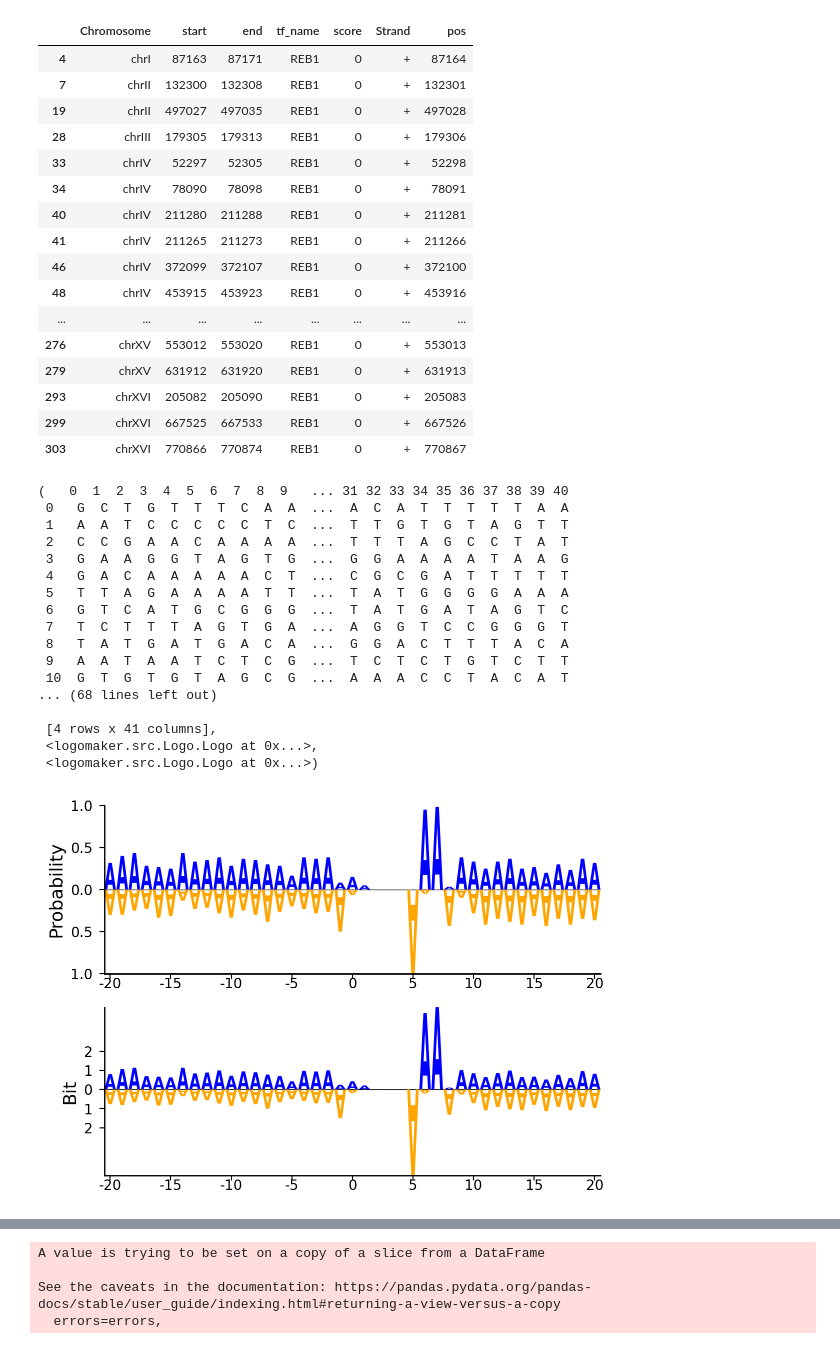
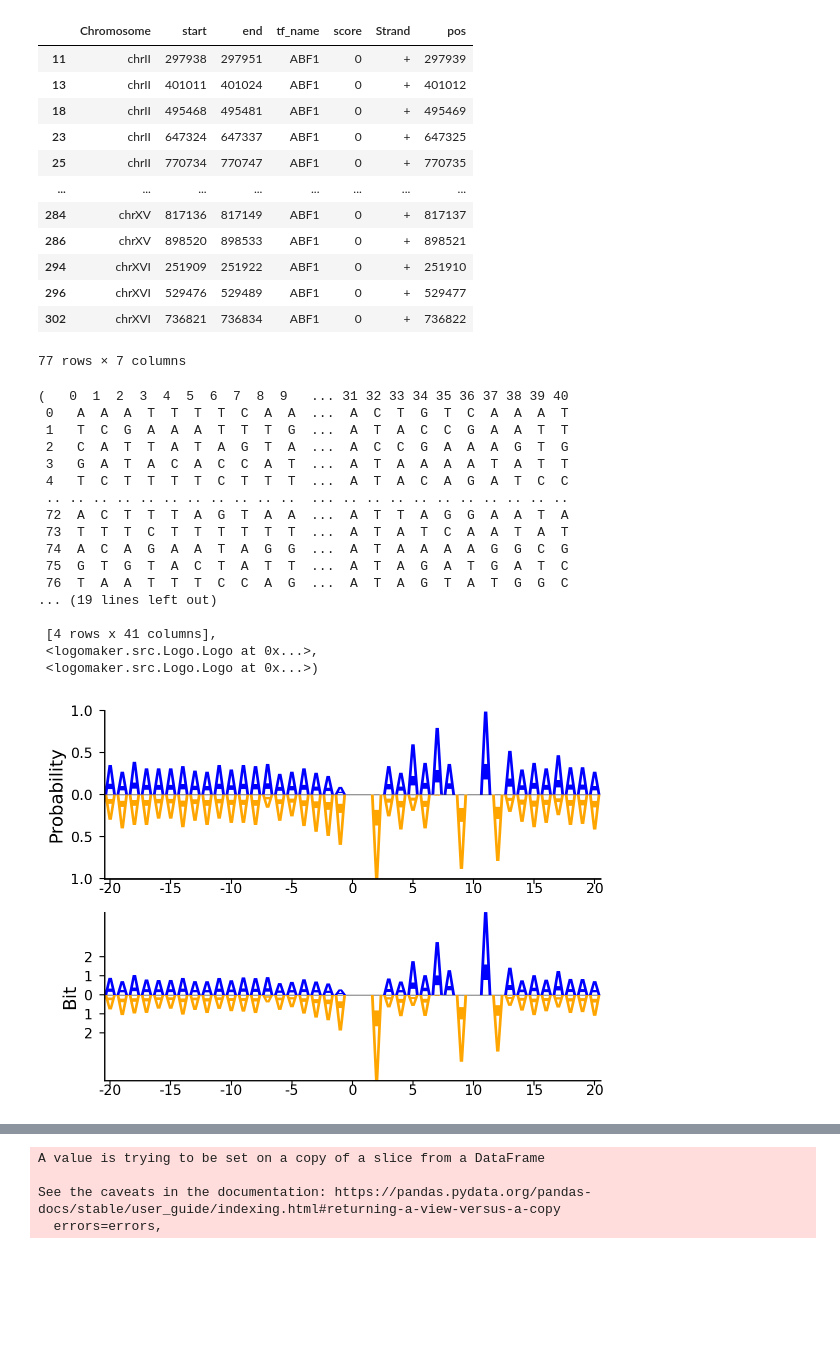
Before and after one commit to nhatduongnn/RoboNhat, a Jupyter notebook: analysis/test.ipynb, the cells around one changed output, grey strips where cells are left out. Cells and saved outputs as stored; diff of their text form; code cells hidden in the pictures; blank space fills up the shorter version.

```diff
--- a/analysis/test.ipynb
+++ b/analysis/test.ipynb
@@ -18,30 +18,26 @@ tfs = tfs.rename(columns = {0: 'Chromosome', 1: 'start', 2: 'end', 3: 'tf_name',
 tfs['pos'] = tfs['start'] + 1
 # %%
 tfs_positive = tfs.loc[tfs['Strand'] == '+']
-tfs_positive_abf1 = tfs_positive.loc[tfs_positive['tf_name'] == 'REB1']
+tfs_positive_abf1 = tfs_positive.loc[tfs_positive['tf_name'] == 'ABF1']
 tfs_negative = tfs.loc[tfs['Strand'] == '-']
-tfs_negative_abf1 = tfs_negative.loc[tfs_negative['tf_name'] == 'REB1']
+tfs_negative_abf1 = tfs_negative.loc[tfs_negative['tf_name'] == 'ABF1']
 
 
 tfs_positive_abf1
 # %% [output]
 |  | Chromosome | start | end | tf_name | score | Strand | pos |
-| 4 | chrI | 87163 | 87171 | REB1 | 0 | + | 87164 |
-| 7 | chrII | 132300 | 132308 | REB1 | 0 | + | 132301 |
-| 19 | chrII | 497027 | 497035 | REB1 | 0 | + | 497028 |
-| 28 | chrIII | 179305 | 179313 | REB1 | 0 | + | 179306 |
-| 33 | chrIV | 52297 | 52305 | REB1 | 0 | + | 52298 |
-| 34 | chrIV | 78090 | 78098 | REB1 | 0 | + | 78091 |
-| 40 | chrIV | 211280 | 211288 | REB1 | 0 | + | 211281 |
-| 41 | chrIV | 211265 | 211273 | REB1 | 0 | + | 211266 |
-| 46 | chrIV | 372099 | 372107 | REB1 | 0 | + | 372100 |
-| 48 | chrIV | 453915 | 453923 | REB1 | 0 | + | 453916 |
+| 11 | chrII | 297938 | 297951 | ABF1 | 0 | + | 297939 |
+| 13 | chrII | 401011 | 401024 | ABF1 | 0 | + | 401012 |
+| 18 | chrII | 495468 | 495481 | ABF1 | 0 | + | 495469 |
+| 23 | chrII | 647324 | 647337 | ABF1 | 0 | + | 647325 |
+| 25 | chrII | 770734 | 770747 | ABF1 | 0 | + | 770735 |
 | ... | ... | ... | ... | ... | ... | ... | ... |
-| 276 | chrXV | 553012 | 553020 | REB1 | 0 | + | 553013 |
-| 279 | chrXV | 631912 | 631920 | REB1 | 0 | + | 631913 |
-| 293 | chrXVI | 205082 | 205090 | REB1 | 0 | + | 205083 |
-| 299 | chrXVI | 667525 | 667533 | REB1 | 0 | + | 667526 |
-| 303 | chrXVI | 770866 | 770874 | REB1 | 0 | + | 770867 |
+| 284 | chrXV | 817136 | 817149 | ABF1 | 0 | + | 817137 |
+| 286 | chrXV | 898520 | 898533 | ABF1 | 0 | + | 898521 |
+| 294 | chrXVI | 251909 | 251922 | ABF1 | 0 | + | 251910 |
+| 296 | chrXVI | 529476 | 529489 | ABF1 | 0 | + | 529477 |
+| 302 | chrXVI | 736821 | 736834 | ABF1 | 0 | + | 736822 |
+77 rows × 7 columns
 # %%
 fig, ax = plt.subplot_mosaic("""AAA
                                  BBB""")
@@ -49,20 +45,20 @@ fig, ax = plt.subplot_mosaic("""AAA
 plot_utils.plot_motif_logo('/home/rapiduser/programs/RoboCOP/analysis/inputs/SacCer3.fa',tfs_positive_abf1,40,0,ax['A'],ax['B'],'roman',bases='A')
 # %% [output]
 (   0  1  2  3  4  5  6  7  8  9   ... 31 32 33 34 35 36 37 38 39 40
- 0   G  C  T  G  T  T  T  C  A  A  ...  A  C  A  T  T  T  T  T  A  A
- 1   A  A  T  C  C  C  C  C  T  C  ...  T  T  G  T  G  T  A  G  T  T
- 2   C  C  G  A  A  C  A  A  A  A  ...  T  T  T  A  G  C  C  T  A  T
- 3   G  A  A  G  G  T  A  G  T  G  ...  G  G  A  A  A  A  T  A  A  G
- 4   G  A  C  A  A  A  A  A  C  T  ...  C  G  C  G  A  T  T  T  T  T
- 5   T  T  A  G  A  A  A  A  T  T  ...  T  A  T  G  G  G  G  A  A  A
- 6   G  T  C  A  T  G  C  G  G  G  ...  T  A  T  G  A  T  A  G  T  C
- 7   T  C  T  T  T  A  G  T  G  A  ...  A  G  G  T  C  C  G  G  G  T
- 8   T  A  T  G  A  T  G  A  C  A  ...  G  G  A  C  T  T  T  A  C  A
- 9   A  A  T  A  A  T  C  T  C  G  ...  T  C  T  C  T  G  T  C  T  T
- 10  G  T  G  T  G  T  A  G  C  G  ...  A  A  A  C  C  T  A  C  A  T
-... (68 lines left out)
+ 0   A  A  A  T  T  T  T  C  A  A  ...  A  C  T  G  T  C  A  A  A  T
+ 1   T  C  G  A  A  A  T  T  T  G  ...  A  T  A  C  C  G  A  A  T  T
+ 2   C  A  T  T  A  T  A  G  T  A  ...  A  C  C  G  A  A  A  G  T  G
+ 3   G  A  T  A  C  A  C  C  A  T  ...  A  T  A  A  A  A  T  A  T  T
+ 4   T  C  T  T  T  T  C  T  T  T  ...  A  T  A  C  A  G  A  T  C  C
+ .. .. .. .. .. .. .. .. .. .. ..  ... .. .. .. .. .. .. .. .. .. ..
+ 72  A  C  T  T  T  A  G  T  A  A  ...  A  T  T  A  G  G  A  A  T  A
+ 73  T  T  T  C  T  T  T  T  T  T  ...  A  T  A  T  C  A  A  T  A  T
+ 74  A  C  A  G  A  A  T  A  G  G  ...  A  T  A  A  A  A  G  G  C  G
+ 75  G  T  G  T  A  C  T  A  T  T  ...  A  T  A  G  A  T  G  A  T  C
+ 76  T  A  A  T  T  T  C  C  A  G  ...  A  T  A  G  T  A  T  G  G  C
+... (19 lines left out)
 
  [4 rows x 41 columns],
  <logomaker.src.Logo.Logo at 0x...>,
  <logomaker.src.Logo.Logo at 0x...>)
-[figure, old version]
+[figure, new version]
```
Also changed, not shown: parts of 20 cells of this notebook, 17 other files.
